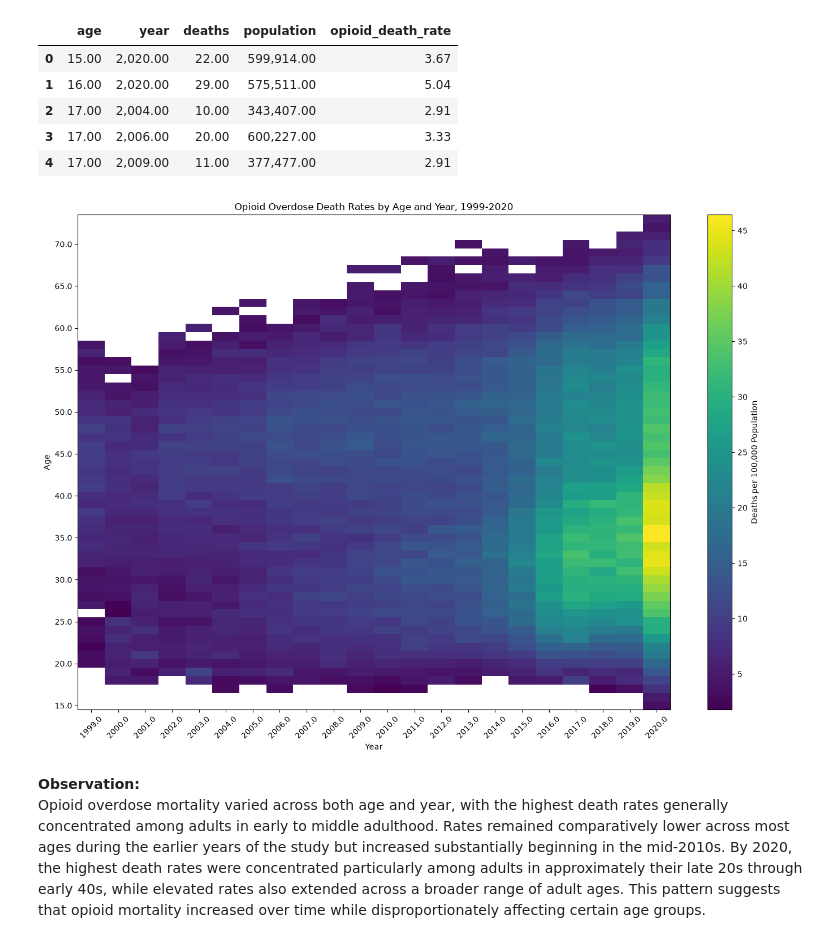
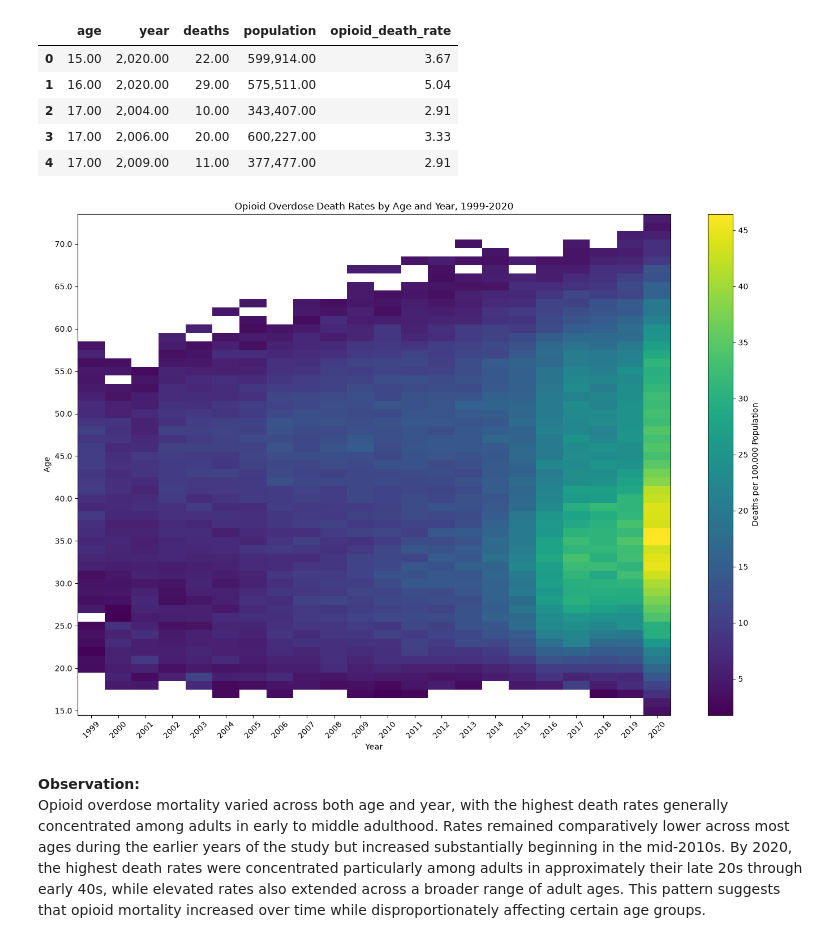
Before and after one commit to abeaderstadt/opioid-overdose-capstone, a Jupyter notebook: notebooks/eda.ipynb, the cells around one changed output. Saved outputs shown, nothing was run; the diff lists cells and outputs as text; code cells hidden in the pictures.

Commit message:
Update heatmap to show year as whole number

```diff
--- a/notebooks/eda.ipynb
+++ b/notebooks/eda.ipynb
@@ -720,6 +720,8 @@ age_year_trend.head()
 | 4 | 17.00 | 2,009.00 | 11.00 | 377,477.00 | 2.91 |
 # %%
 # Reshape the data for the heatmap
+age_year_trend["year"] = age_year_trend["year"].astype(int)
+
 age_heatmap = age_year_trend.pivot(
     index="age",
     columns="year",
@@ -748,34 +750,34 @@ plt.title(
 plt.xlabel("Year")
 plt.ylabel("Age")
 
 plt.xticks(
     ticks=range(len(age_heatmap.columns)),
     labels=age_heatmap.columns,
     rotation=45,
 )
 
 age_positions = range(
     0,
     len(age_heatmap.index),
     5,
 )
 
 plt.yticks(
     ticks=age_positions,
     labels=age_heatmap.index[::5],
 )
 
 plt.tight_layout()
 
 plt.savefig(
     figures_dir / "opioid_death_rates_age_year_heatmap.png",
     dpi=300,
     bbox_inches="tight",
 )
 
 plt.show()
 # %% [output]
-[figure, old version]
+[figure, new version]
 # %% [markdown]
 **Observation:** <br>
 Opioid overdose mortality varied across both age and year, with the highest death rates generally concentrated among adults in early to middle adulthood. Rates remained comparatively lower across most ages during the earlier years of the study but increased substantially beginning in the mid-2010s. By 2020, the highest death rates were concentrated particularly among adults in approximately their late 20s through early 40s, while elevated rates also extended across a broader range of adult ages. This pattern suggests that opioid mortality increased over time while disproportionately affecting certain age groups.
```
Also changed, not shown: 3 other files.
